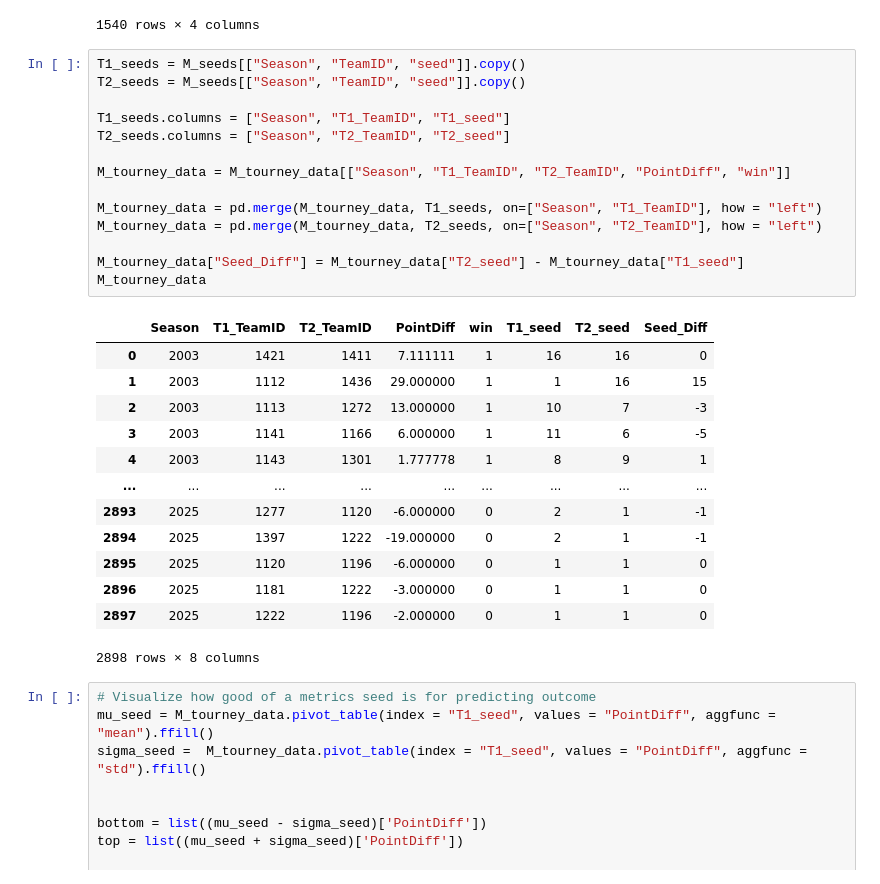
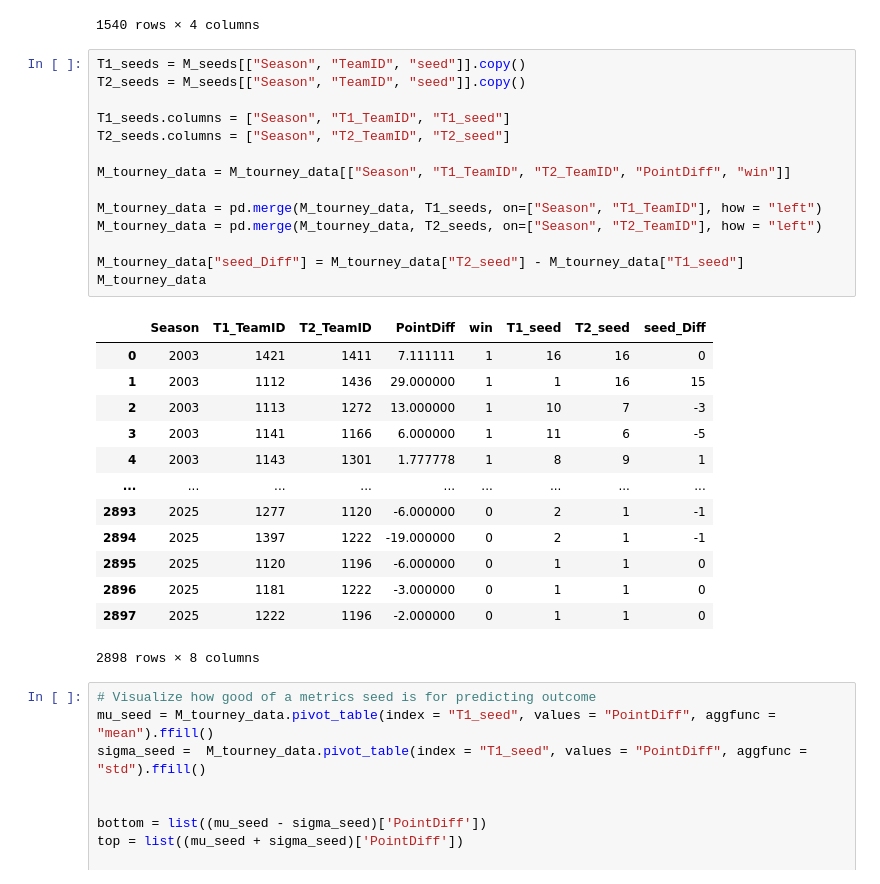
Before and after one commit to KriChau95/machine-learning-madness, a Jupyter notebook: preprocessing.ipynb, the cells around one changed output. Drawn from its saved outputs; the diff is of its cells as text.

```diff
--- a/preprocessing.ipynb
+++ b/preprocessing.ipynb
@@ -295,19 +295,19 @@ M_seeds
 # %%
 T1_seeds = M_seeds[["Season", "TeamID", "seed"]].copy()
 T2_seeds = M_seeds[["Season", "TeamID", "seed"]].copy()
 
 T1_seeds.columns = ["Season", "T1_TeamID", "T1_seed"]
 T2_seeds.columns = ["Season", "T2_TeamID", "T2_seed"]
 
 M_tourney_data = M_tourney_data[["Season", "T1_TeamID", "T2_TeamID", "PointDiff", "win"]]
 
 M_tourney_data = pd.merge(M_tourney_data, T1_seeds, on=["Season", "T1_TeamID"], how = "left")
 M_tourney_data = pd.merge(M_tourney_data, T2_seeds, on=["Season", "T2_TeamID"], how = "left")
 
-M_tourney_data["Seed_Diff"] = M_tourney_data["T2_seed"] - M_tourney_data["T1_seed"]
+M_tourney_data["seed_Diff"] = M_tourney_data["T2_seed"] - M_tourney_data["T1_seed"]
 M_tourney_data
 # %% [output]
-|  | Season | T1_TeamID | T2_TeamID | PointDiff | win | T1_seed | T2_seed | Seed_Diff |
+|  | Season | T1_TeamID | T2_TeamID | PointDiff | win | T1_seed | T2_seed | seed_Diff |
 | 0 | 2003 | 1421 | 1411 | 7.111111 | 1 | 16 | 16 | 0 |
 | 1 | 2003 | 1112 | 1436 | 29.000000 | 1 | 1 | 16 | 15 |
 | 2 | 2003 | 1113 | 1272 | 13.000000 | 1 | 10 | 7 | -3 |
```
Also changed, not shown: parts of 4 cells of this notebook.
